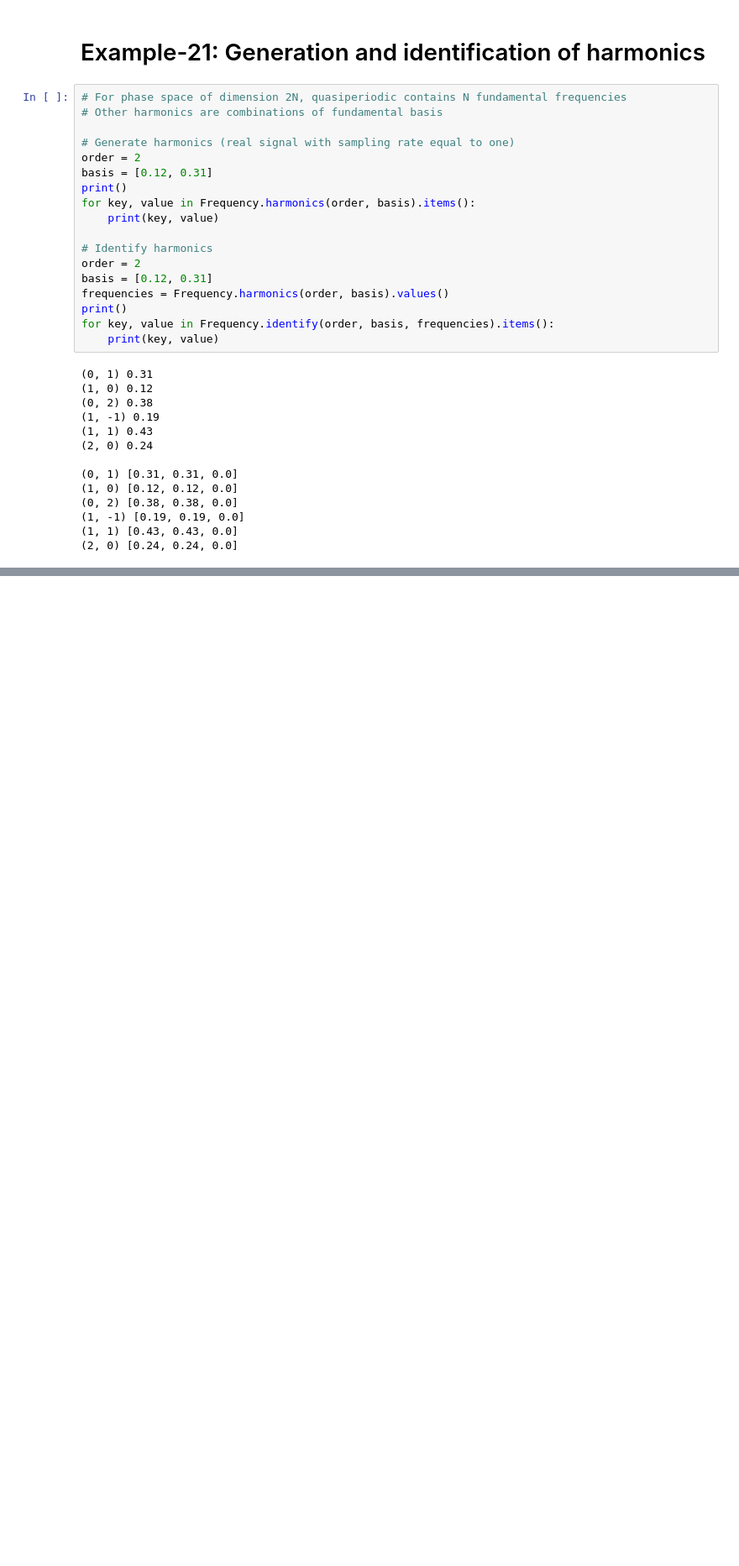
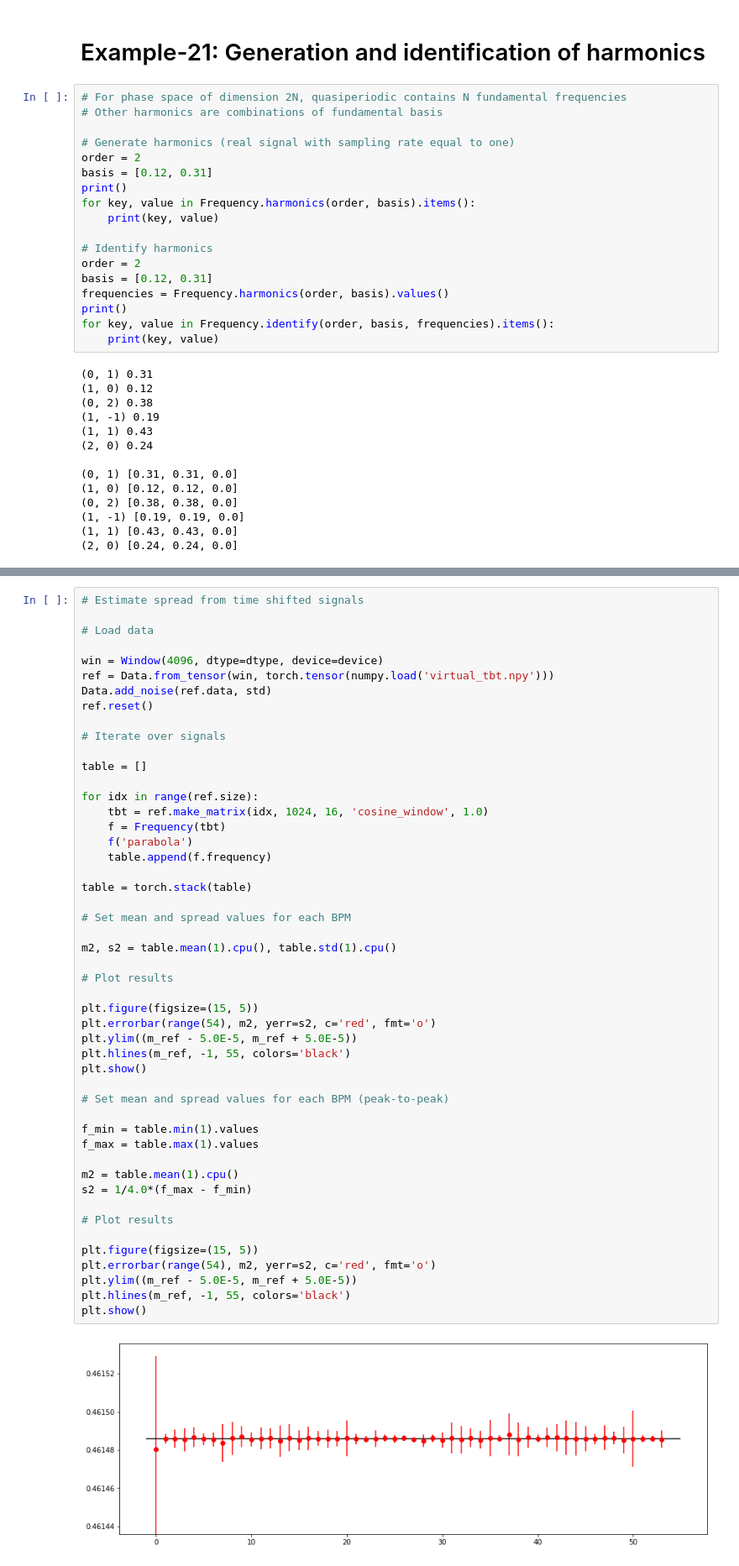
Before and after one commit to i-a-morozov/harmonica, a Jupyter notebook: nb_frequency.ipynb, the cells around one changed output, grey strips where cells are left out. Shown at 84% size. Cells and saved outputs as stored; diff of their text form; blank space fills up the shorter version.

```diff
--- a/nb_frequency.ipynb
+++ b/nb_frequency.ipynb
@@ -1441,0 +1516,51 @@ for key, value in Frequency.identify(order, basis, frequencies).items():
+# %%
+# Estimate spread from time shifted signals
+
+# Load data
+
+win = Window(4096, dtype=dtype, device=device)
+ref = Data.from_tensor(win, torch.tensor(numpy.load('virtual_tbt.npy')))
+Data.add_noise(ref.data, std)
+ref.reset()
+
+# Iterate over signals
+
+table = []
+
+for idx in range(ref.size):
+    tbt = ref.make_matrix(idx, 1024, 16, 'cosine_window', 1.0)
+    f = Frequency(tbt)
+    f('parabola')
+    table.append(f.frequency)
+
+table = torch.stack(table)
+
+# Set mean and spread values for each BPM
+
+m2, s2 = table.mean(1).cpu(), table.std(1).cpu()
+
+# Plot results
+
+plt.figure(figsize=(15, 5))
+plt.errorbar(range(54), m2, yerr=s2, c='red', fmt='o')
+plt.ylim((m_ref - 5.0E-5, m_ref + 5.0E-5))
+plt.hlines(m_ref, -1, 55, colors='black')
+plt.show()
+
+# Set mean and spread values for each BPM (peak-to-peak)
+
+f_min = table.min(1).values
+f_max = table.max(1).values
+
+m2 = table.mean(1).cpu()
+s2 = 1/4.0*(f_max - f_min)
+
+# Plot results
+
+plt.figure(figsize=(15, 5))
+plt.errorbar(range(54), m2, yerr=s2, c='red', fmt='o')
+plt.ylim((m_ref - 5.0E-5, m_ref + 5.0E-5))
+plt.hlines(m_ref, -1, 55, colors='black')
+plt.show()
+# %% [output]
+[figure, added]
```
Also changed, not shown: parts of 12 cells of this notebook, 2 other files.
